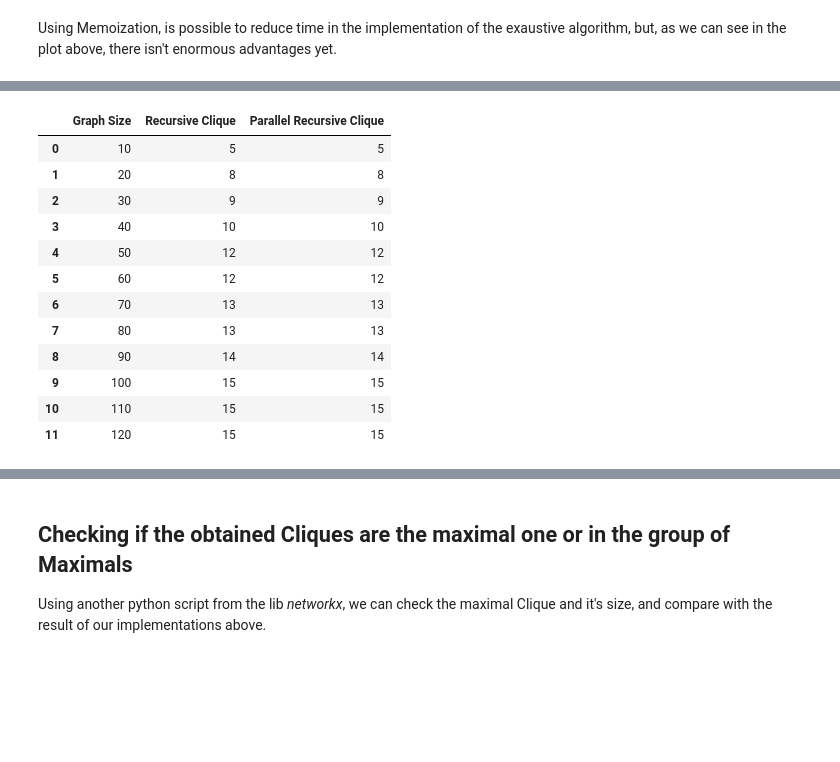
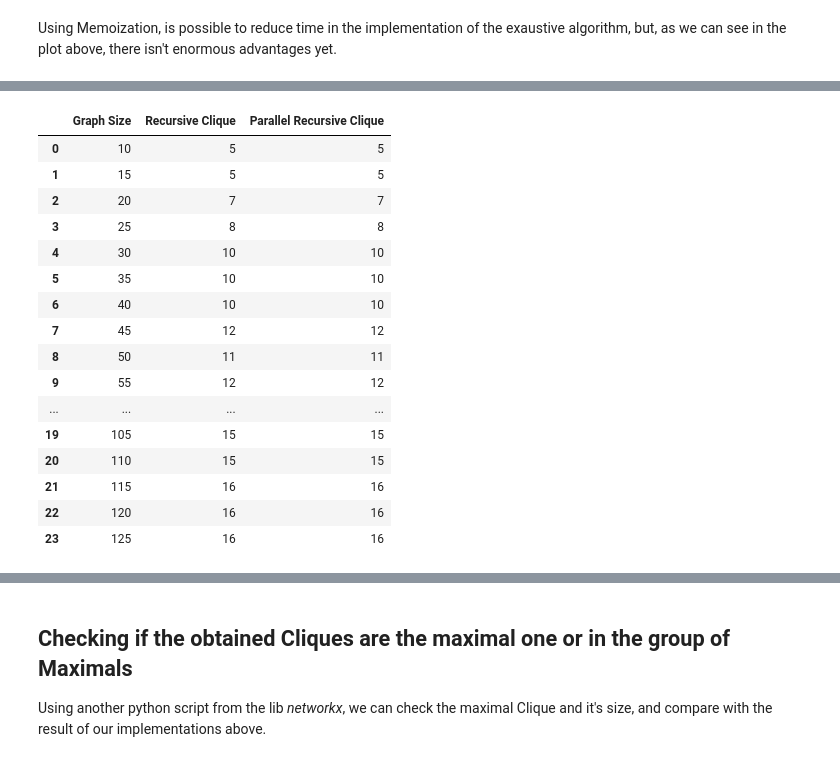
Before and after one commit to matheus-1618/Maximal-Clique-Problem, a Jupyter notebook: src/Report.ipynb, the cells around one changed output, grey strips where cells are left out. Saved outputs shown, nothing was run; the diff lists cells and outputs as text; code cells hidden in the pictures; blank space fills up the shorter version.

```diff
--- a/src/Report.ipynb
+++ b/src/Report.ipynb
@@ -870,45 +884,49 @@ int main() {
 recursive_times = []
 parallel_times = []
 recursive_cliques= []
 parallel_cliques = []
-tamanhos = list(range(10,130,10))
+tamanhos = list(range(10,130,5))
 
 # Create an empty DataFrame
 df = pd.DataFrame(columns=['Graph Size', 'Recursive Clique', 'Parallel Recursive Clique'])
 
 for size in tamanhos:
     generate_graph(size, False)
 
     start = time.perf_counter()
     proc_recursive = subprocess.run(['./1_exaustive_recursive'], text=True, capture_output=True)
     end = time.perf_counter()
     recursive_times.append(end-start)
     recursive_cliques.append(int(proc_recursive.stdout.split(":")[1].split(" ")[1]))
 
     start = time.perf_counter()
     proc_verification = subprocess.run(['./5_exaustive_recursive_parallel'], text=True, capture_output=True)
     end = time.perf_counter()
     parallel_times.append(end-start)
     parallel_cliques.append(int(proc_verification.stdout.split(":")[1].split(" ")[1]))
 
 df['Graph Size'] = tamanhos
 df["Recursive Clique"] = recursive_cliques
 df['Parallel Recursive Clique'] = parallel_cliques
 df
 # %% [output]
 |  | Graph Size | Recursive Clique | Parallel Recursive Clique |
 | 0 | 10 | 5 | 5 |
-| 1 | 20 | 8 | 8 |
-| 2 | 30 | 9 | 9 |
-| 3 | 40 | 10 | 10 |
-| 4 | 50 | 12 | 12 |
-| 5 | 60 | 12 | 12 |
-| 6 | 70 | 13 | 13 |
-| 7 | 80 | 13 | 13 |
-| 8 | 90 | 14 | 14 |
-| 9 | 100 | 15 | 15 |
-| 10 | 110 | 15 | 15 |
-| 11 | 120 | 15 | 15 |
+| 1 | 15 | 5 | 5 |
+| 2 | 20 | 7 | 7 |
+| 3 | 25 | 8 | 8 |
+| 4 | 30 | 10 | 10 |
+| 5 | 35 | 10 | 10 |
+| 6 | 40 | 10 | 10 |
+| 7 | 45 | 12 | 12 |
+| 8 | 50 | 11 | 11 |
+| 9 | 55 | 12 | 12 |
+| ... | ... | ... | ... |
+| 19 | 105 | 15 | 15 |
+| 20 | 110 | 15 | 15 |
+| 21 | 115 | 16 | 16 |
+| 22 | 120 | 16 | 16 |
+| 23 | 125 | 16 | 16 |
 # %%
 plt.figure(figsize=(10, 6))
 plt.plot(df['Graph Size'], recursive_times, label='Recursive', marker='o')
```
Also changed, not shown: parts of 21 cells of this notebook.
